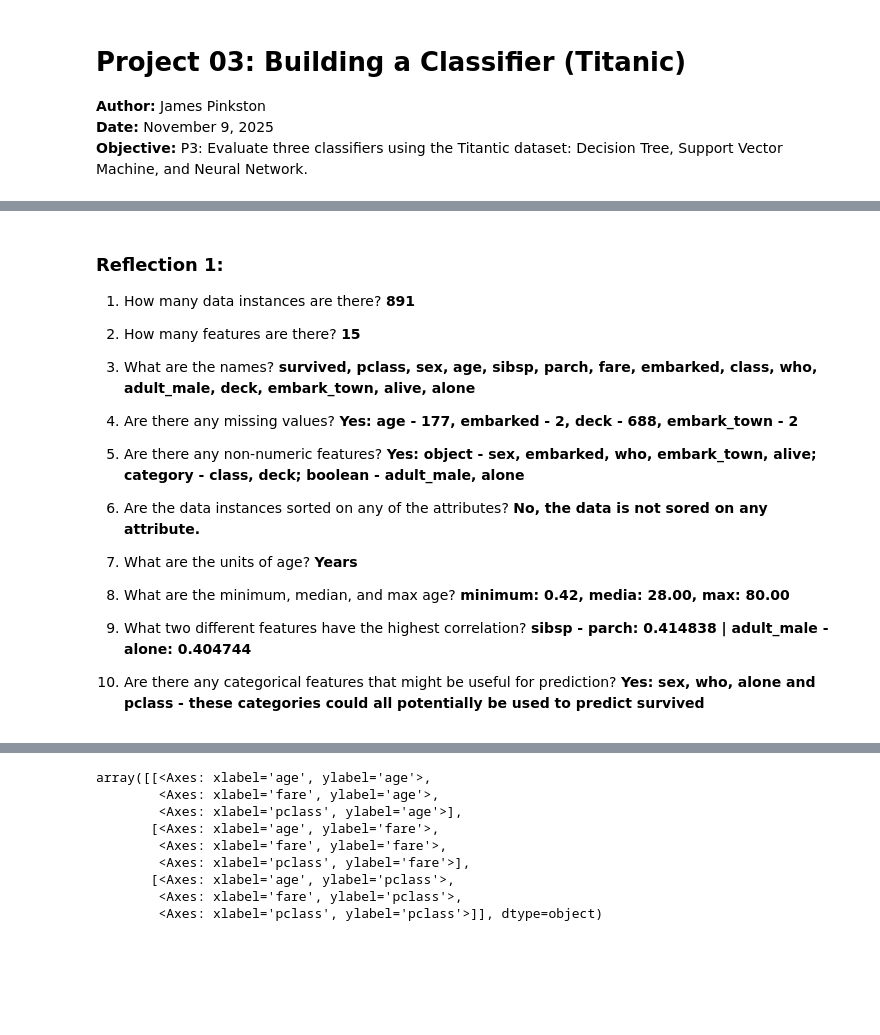
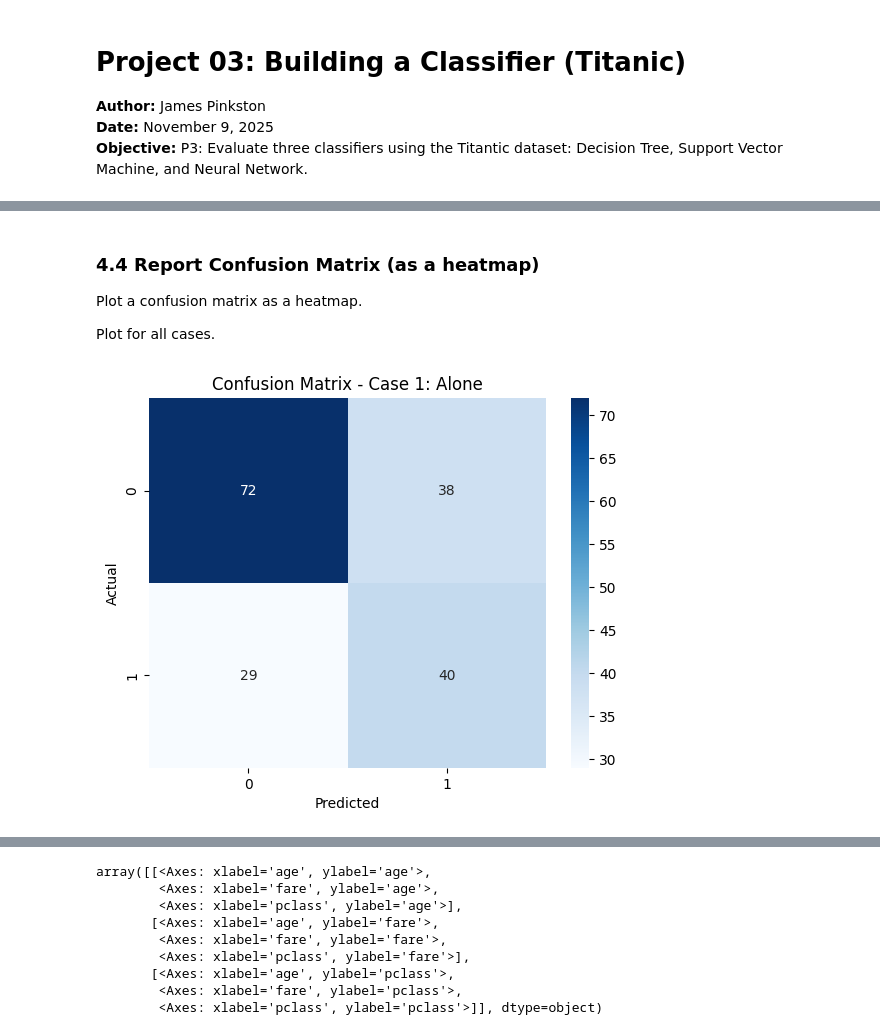
Before and after one commit to james-0177/applied_ml_pinkston, a Jupyter notebook: notebooks/project03/ml03_pinkston.ipynb, the cells around one changed output, grey strips where cells are left out. Drawn from its saved outputs; the diff is of its cells as text; code cells hidden in the pictures; blank space fills up the shorter version.

```diff
--- a/notebooks/project03/ml03_pinkston.ipynb
+++ b/notebooks/project03/ml03_pinkston.ipynb
@@ -59,2 +90,8 @@ memory usage: 80.7+ KB
 # %%
-print(titanic.head(10))
+# Case 1: Feature = alone
+
+# Select the feature 'alone' as input
+X1 = titanic[['alone']]
+
+# Select 'survived' as the target for the same rows
+y1 = titanic['survived']
@@ -81,3 +126,13 @@ print(titanic.head(10))
 # %%
-titanic.isnull().sum()
+# Case 1: Feature = alone
+
+splitter1 = StratifiedShuffleSplit(n_splits=1, test_size=0.2, random_state=123)
+for train_idx1, test_idx1 in splitter1.split(X1, y1):
+    X1_train = X1.iloc[train_idx1]
+    X1_test = X1.iloc[test_idx1]
+    y1_train = y1.iloc[train_idx1]
+    y1_test = y1.iloc[test_idx1]
+
+print('Case 1 - Alone:')
+print('Train Size:', len(X1_train), '| Test Size:', len(X1_test))
 # %% [output]
@@ -102,3 +177,5 @@ dtype: int64
 # %%
-print(titanic.describe())
+# Case 1: Decision Tree using alone
+tree_model1 = DecisionTreeClassifier()
+tree_model1.fit(X1_train, y1_train)
 # %% [output]
@@ -116,3 +201,11 @@ max      1.000000    3.000000   80.000000    8.000000    6.000000  512.329200
 # %%
-print(titanic.corr(numeric_only=True))
+# Predict on training data
+y1_pred = tree_model1.predict(X1_train)
+print("Results for Decision Tree on Training Data (Case 1 - alone):")
+print(classification_report(y1_train, y1_pred))
+
+# Predict on test data
+y1_test_pred = tree_model1.predict(X1_test)
+print("Results for Decision Tree on Test Data (Case 1 - alone):")
+print(classification_report(y1_test, y1_test_pred))
 # %% [output]
@@ -138,22 +291,18 @@ alone         0.404744  1.000000
 # %% [markdown]
-### Reflection 1:
+### 4.4 Report Confusion Matrix (as a heatmap)
 
-1) How many data instances are there? **891**
+Plot a confusion matrix as a heatmap.
 
-2) How many features are there? **15**
-
-3) What are the names? **survived, pclass, sex, age, sibsp, parch, fare, embarked, class, who, adult_male, deck, embark_town, alive, alone**
-
-4) Are there any missing values? **Yes: age - 177, embarked - 2, deck - 688, embark_town - 2**
-
-5) Are there any non-numeric features? **Yes: object - sex, embarked, who, embark_town, alive; category - class, deck; boolean - adult_male, alone**
-
-6) Are the data instances sorted on any of the attributes? **No, the data is not sored on any attribute.**
-
-7) What are the units of age? **Years**
-
-8) What are the minimum, median, and max age? **minimum: 0.42, media: 28.00, max: 80.00**
-
-9) What two different features have the highest correlation? **sibsp - parch: 0.414838 | adult_male - alone: 0.404744**
-
-10) Are there any categorical features that might be useful for prediction? **Yes: sex, who, alone and pclass - these categories could all potentially be used to predict survived**
+Plot for all cases.
+# %%
+# Create confusion matrix for test predictions (Case 1)
+cm1 = confusion_matrix(y1_test, y1_test_pred)
+
+# Plot heatmap
+sns.heatmap(cm1, annot=True, cmap='Blues')
+plt.title('Confusion Matrix - Case 1: Alone')
+plt.xlabel('Predicted')
+plt.ylabel('Actual')
+plt.show()
+# %% [output]
+[figure, added]
```
Also changed, not shown: parts of 46 cells of this notebook, 4 other files.
